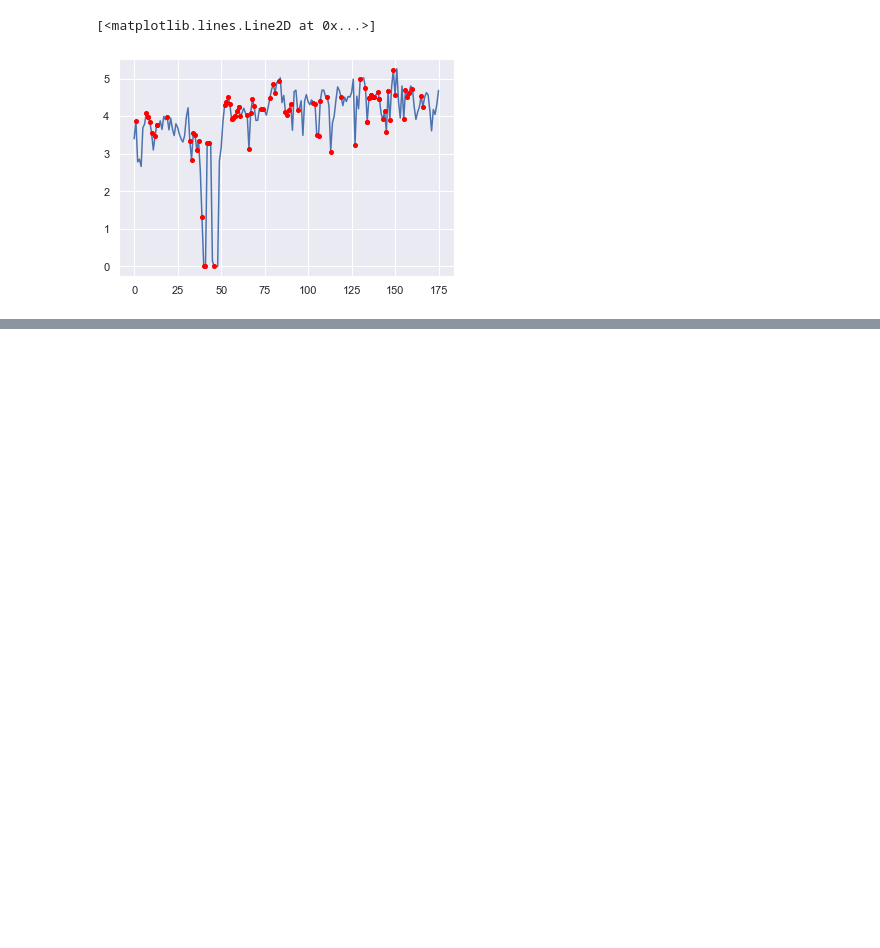
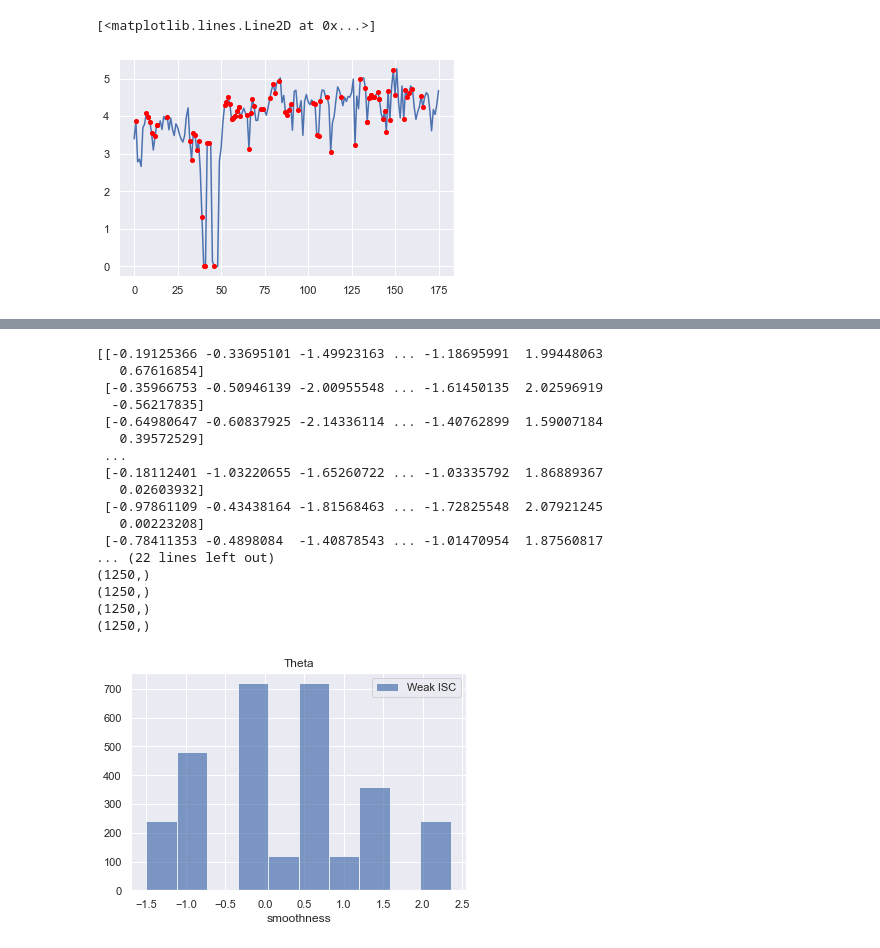
Before and after one commit to venkateshness/Internship_HBN, a Jupyter notebook: Graph-related_analysis/Functional_graph_setup/Preprocessing.ipynb, the cells around one changed output, grey strips where cells are left out. Cells and saved outputs as stored; diff of their text form; code cells hidden in the pictures; blank space fills up the shorter version.

Commit message:
new approach strong & weak, much more

```diff
--- a/Graph-related_analysis/Functional_graph_setup/Preprocessing.ipynb
+++ b/Graph-related_analysis/Functional_graph_setup/Preprocessing.ipynb
@@ -507,0 +525,80 @@ array([[  0,   0,   0,   0,   0,   0,   0,   0,   0,   0,   0,   0,   0,
+# %%
+targets = np.zeros(170)
+isc_result = np.load('/users2/local/Venkatesh/Generated_Data/25_subjects_copy_FOR_TESTING/sourceCCA_ISC_8s_window.npz')['sourceISC']
+noise_floor_source = np.load('/users2/local/Venkatesh/Generated_Data/25_subjects_copy_FOR_TESTING/noise_floor_8s_window.npz')['isc_noise_floored']
+
+significance = np.array(np.where(np.max(np.array(noise_floor_source)[:,0,:],axis=0)<isc_result[0]))
+targets[significance[0]] =1
+targets = np.concatenate([[targets]] * 25, axis=0)
+# %%
+from sklearn.metrics import roc_auc_score
+from sklearn.model_selection import cross_validate
+from sklearn.model_selection import LeaveOneOut
+
+def master(band,targets):
+     smoothness_roughness_time_series = np.load(f'/users2/local/Venkatesh/Generated_Data/25_subjects_copy_FOR_TESTING/smoothness_time_series{band}.npz')['smoothness_time_series']
+     smoothness_roughness_time_series_averaged_temporally = list()
+     for i in range(0,21250,125):
+          smoothness_roughness_time_series_averaged_temporally.append(np.average(np.squeeze(smoothness_roughness_time_series)[i:i+125,:],axis=0))
+
+     gaussianized = boxcox(np.hstack(smoothness_roughness_time_series_averaged_temporally),0)
+
+     gaussianized_normalized = (gaussianized-np.mean(gaussianized))/np.std(gaussianized)
+     gaussianized_normalized_resized = np.resize(gaussianized_normalized,(170,25))
+     print(gaussianized_normalized_resized)
+     # model = LogisticRegression()
+     # model.fit(np.expand_dims(gaussianized_normalized,axis=0).T,np.hstack(targets))
+     # predicted = model.predict(np.expand_dims(gaussianized_normalized,axis=0).T)
+
+     # print("all-subjects",roc_auc_score(np.hstack(targets),predicted))
+
+     # group = list()
+     # for i in range(25):
+     #      group.append( [f"{i}"]*170)
+     # group = np.hstack(group)
+
+
+     # from sklearn.model_selection import LeaveOneGroupOut
+     # # gaussianized = boxcox(np.hstack(smoothness_roughness_time_series_averaged_temporally),0)
+     # targets = np.hstack(targets)
+
+     # leaveoneout = LeaveOneGroupOut()
+
+     # for train,test in leaveoneout.split(gaussianized_normalized,targets,groups=group):
+     #      model = LogisticRegression()
+     #      model.fit(np.expand_dims(train,axis=0).T,targets[train])
+     #      predicted = model.predict(np.expand_dims(test,axis=0).T)
+
+     #      print(roc_auc_score(targets[test],predicted))
+     strong_group = list()
+     weak_group = list()
+     for i in range(25):
+          print(np.shape(gaussianized_normalized_resized[:,i][(np.where(targets==1)[0])]))
+          # print(np.shape(strong))
+          weak = gaussianized_normalized[(np.where(targets==0)[0])]
+
+     # plt.hist(strong,alpha=0.7,label="Strong ISC")
+     plt.hist(weak,alpha=0.7,label='Weak ISC')
+     plt.legend()
+     plt.title('Theta')
+     plt.xlabel('smoothness')
+master('lower_beta',targets)
+# %% [output]
+[[-0.19125366 -0.33695101 -1.49923163 ... -1.18695991  1.99448063
+   0.67616854]
+ [-0.35966753 -0.50946139 -2.00955548 ... -1.61450135  2.02596919
+  -0.56217835]
+ [-0.64980647 -0.60837925 -2.14336114 ... -1.40762899  1.59007184
+   0.39572529]
+ ...
+ [-0.18112401 -1.03220655 -1.65260722 ... -1.03335792  1.86889367
+   0.02603932]
+ [-0.97861109 -0.43438164 -1.81568463 ... -1.72825548  2.07921245
+   0.00223208]
+ [-0.78411353 -0.4898084  -1.40878543 ... -1.01470954  1.87560817
+... (22 lines left out)
+(1250,)
+(1250,)
+(1250,)
+(1250,)
+[figure, added]
```
Also changed, not shown: parts of 10 cells of this notebook, 5 other files.
